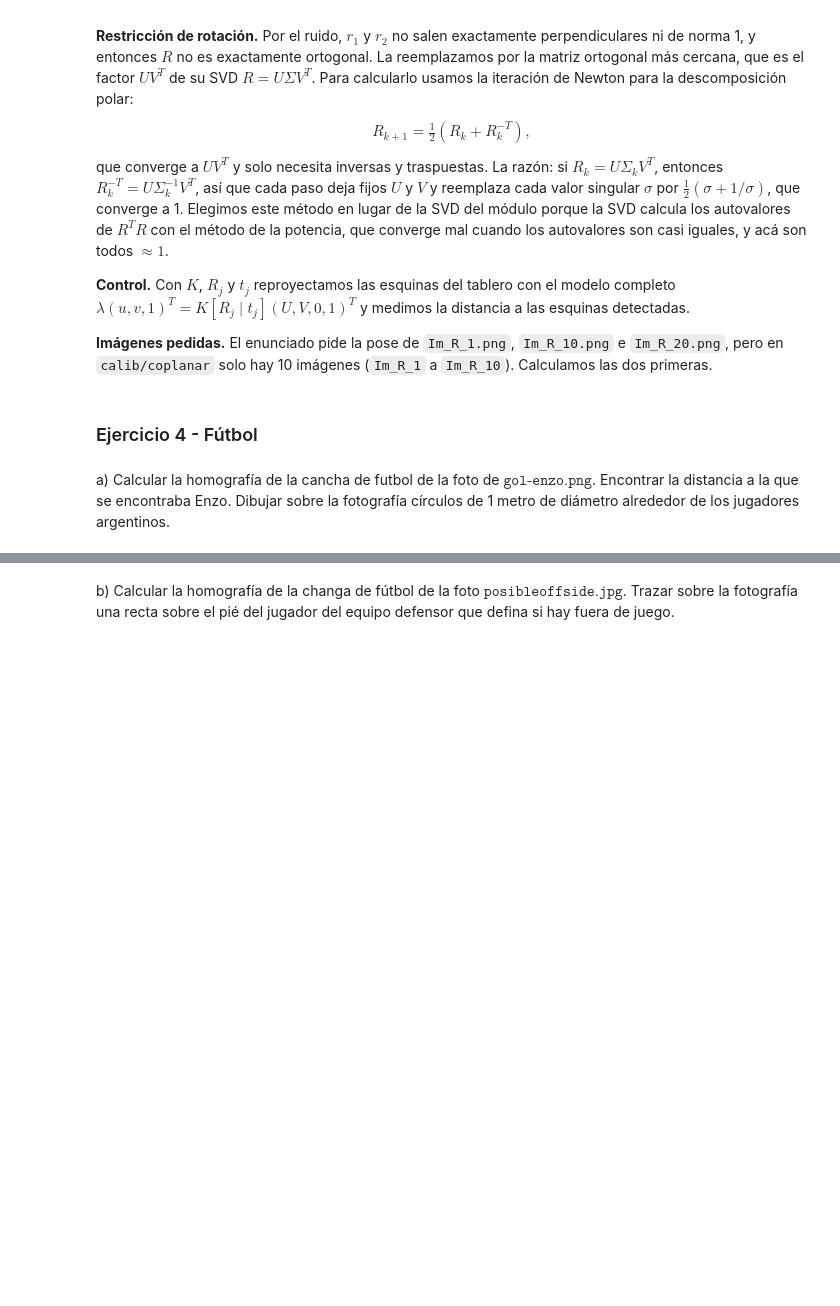
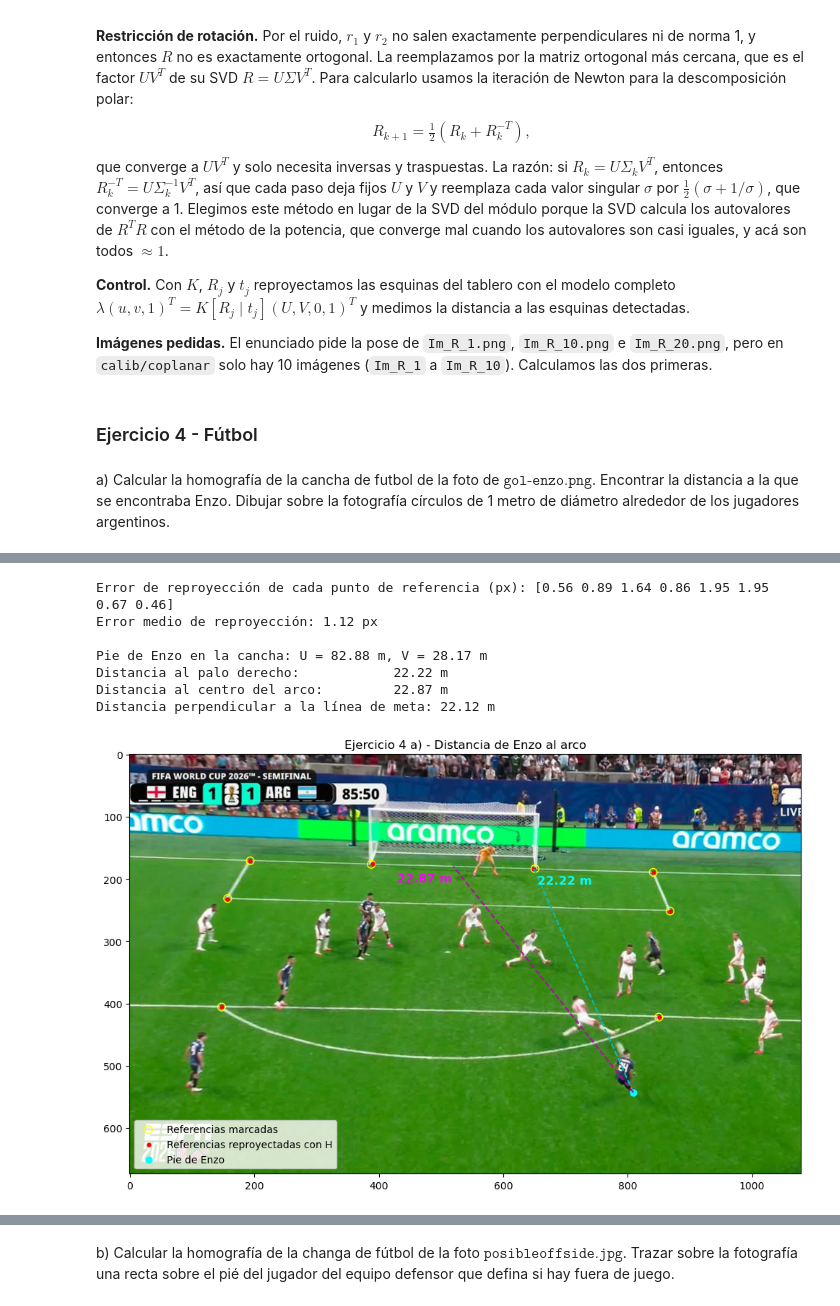
Before and after one commit to Siisrael/TrabajoPractico_Alc, a Jupyter notebook: template-alumnos-20261029/grupo_XX_TP.ipynb, the cells around one changed output, grey strips where cells are left out. Cells and saved outputs as stored; diff of their text form; code cells hidden in the pictures; blank space fills up the shorter version.

Commit message:
Ejercicio 4 completo: distancia de Enzo, circulos y offside
Co-Authored-By: Claude Opus 5.5 <noreply@anthropic.com>

```diff
--- a/template-alumnos-20261029/grupo_XX_TP.ipynb
+++ b/template-alumnos-20261029/grupo_XX_TP.ipynb
@@ -1199,0 +1250,61 @@ a) Calcular la homografía de la cancha de futbol de la foto de $\texttt{gol-enz
+# %%
+# Ejercicio 4 a)
+# Usa estimarHomografia y aplicarTransformacion del Ejercicio 3
+
+# Correspondencias cancha -> foto: una fila por punto, con columnas U, V (metros) y u, v (píxeles).
+# El archivo tiene un comentario en cada fila que indica qué punto de la cancha es.
+correspondencias_enzo = np.loadtxt('futbol/puntos_gol_enzo.txt')
+puntos_cancha_enzo = correspondencias_enzo[:, :2]   # (U, V) en metros, con el arco en U = 105
+puntos_foto_enzo = correspondencias_enzo[:, 2:]     # (u, v) en píxeles
+
+# Homografía de la cancha a la imagen, y su inversa (de la imagen a la cancha)
+H_enzo = estimarHomografia(puntos_foto_enzo, puntos_cancha_enzo)
+H_enzo_inv = alc.inversa(H_enzo)
+
+# Control: error de reproyección de los puntos de referencia
+reproyectados = aplicarTransformacion(H_enzo, puntos_cancha_enzo)
+errores_px = np.sqrt(np.sum((reproyectados - puntos_foto_enzo)**2, axis=1))
+print('Error de reproyección de cada punto de referencia (px):', np.round(errores_px, 2))
+print('Error medio de reproyección: %.2f px' % np.mean(errores_px))
+
+# Posición de Enzo: el pie apoyado en el piso, marcado en la foto, llevado a la cancha con H^-1
+pie_enzo_foto = np.array([[809.0, 543.0]])
+pie_enzo_cancha = aplicarTransformacion(H_enzo_inv, pie_enzo_foto)[0]
+print('\nPie de Enzo en la cancha: U = %.2f m, V = %.2f m' % (pie_enzo_cancha[0], pie_enzo_cancha[1]))
+
+# Distancias sobre el piso
+palo_derecho = np.array([105.0, 34 - 3.66])
+centro_arco = np.array([105.0, 34.0])
+distancia_palo = alc.norma(pie_enzo_cancha - palo_derecho, 2)
+distancia_centro = alc.norma(pie_enzo_cancha - centro_arco, 2)
+distancia_linea_meta = 105 - pie_enzo_cancha[0]
+print('Distancia al palo derecho:            %.2f m' % distancia_palo)
+print('Distancia al centro del arco:         %.2f m' % distancia_centro)
+print('Distancia perpendicular a la línea de meta: %.2f m' % distancia_linea_meta)
+
+# Figura: puntos de referencia, su reproyección, el pie de Enzo y los segmentos medidos.
+# Una homografía lleva rectas en rectas, así que alcanza con proyectar los extremos de cada segmento.
+foto_enzo = cv2.imread('futbol/test-gol-enzo.png')[:, :, ::-1]   # BGR -> RGB
+extremos = aplicarTransformacion(H_enzo, np.array([palo_derecho, centro_arco]))
+
+plt.figure(figsize=(12, 8))
+plt.imshow(foto_enzo)
+plt.scatter(puntos_foto_enzo[:, 0], puntos_foto_enzo[:, 1], s=60, facecolors='none', edgecolors='yellow', label='Referencias marcadas')
+plt.scatter(reproyectados[:, 0], reproyectados[:, 1], s=12, c='red', label='Referencias reproyectadas con H')
+plt.scatter(pie_enzo_foto[:, 0], pie_enzo_foto[:, 1], s=40, c='cyan', label='Pie de Enzo')
+plt.plot([pie_enzo_foto[0, 0], extremos[0, 0]], [pie_enzo_foto[0, 1], extremos[0, 1]], 'c--')
+plt.plot([pie_enzo_foto[0, 0], extremos[1, 0]], [pie_enzo_foto[0, 1], extremos[1, 1]], 'm--')
+plt.text(extremos[0, 0] + 5, extremos[0, 1] + 25, '%.2f m' % distancia_palo, color='cyan', fontsize=12, weight='bold')
+plt.text(extremos[1, 0] - 90, extremos[1, 1] + 25, '%.2f m' % distancia_centro, color='magenta', fontsize=12, weight='bold')
+plt.title('Ejercicio 4 a) - Distancia de Enzo al arco')
+plt.legend(loc='lower left')
+plt.show()
+# %% [output]
+Error de reproyección de cada punto de referencia (px): [0.56 0.89 1.64 0.86 1.95 1.95 0.67 0.46]
+Error medio de reproyección: 1.12 px
+
+Pie de Enzo en la cancha: U = 82.88 m, V = 28.17 m
+Distancia al palo derecho:            22.22 m
+Distancia al centro del arco:         22.87 m
+Distancia perpendicular a la línea de meta: 22.12 m
+[figure, added]
```
Also changed, not shown: parts of 6 cells of this notebook, 5 other files.
